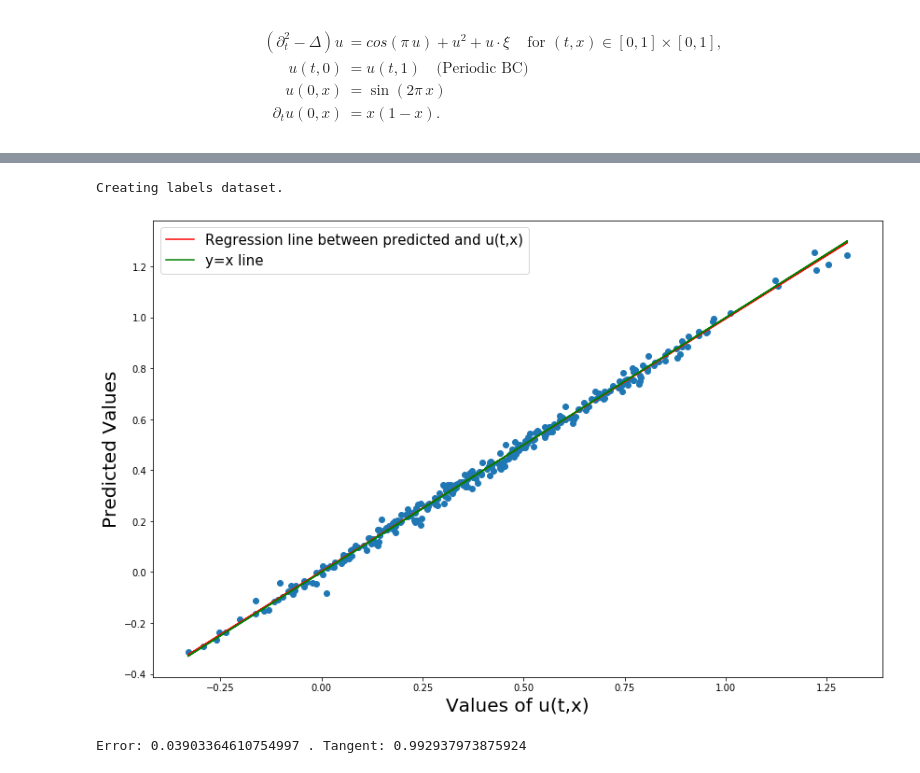
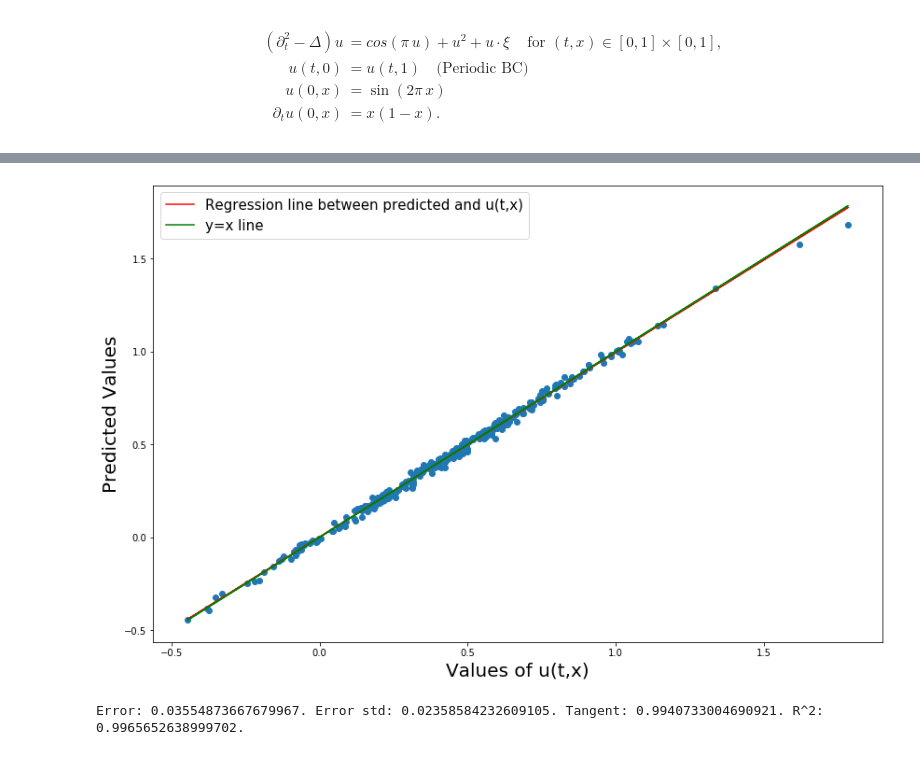
Before and after one commit to andrisger/Feature-Engineering-with-Regularity-Structures, a Jupyter notebook: Wave_Numerics.ipynb, the cells around one changed output, grey strips where cells are left out. Saved outputs shown, nothing was run; the diff lists cells and outputs as text; code cells hidden in the pictures.

```diff
--- a/Wave_Numerics.ipynb
+++ b/Wave_Numerics.ipynb
@@ -83,16 +83,15 @@ Error: 0.013301042557586875 . Tangent: 0.9964406202030369
 # %%
 # Prediction by algorithm 1 for the model without initial speed.
 
 t, x = -1, 50 # Point where prediction will be made
 E2 = Experiment(t, x, t, x)
 E2.F = Features_for_points[(t,x)][no_speed]
-E2.L = Wave[:,t,x]
+E2.L = Wave_soln[:,t,x]
 E2.one_experiment(split = True)
 E2.show_regression_experiment(metric = err2)
 # %% [output]
+[figure, new version]
-Creating labels dataset.
+Error: 0.03554873667679967. Error std: 0.02358584232609105. Tangent: 0.9940733004690921. R^2: 0.9965652638999702.
-[figure, old version]
-Error: 0.03903364610754997 . Tangent: 0.992937973875924
 # %%
 # Prediction by algorithm 1 for the model without initial conditions.
 
```
Also changed, not shown: parts of 4 cells of this notebook.
